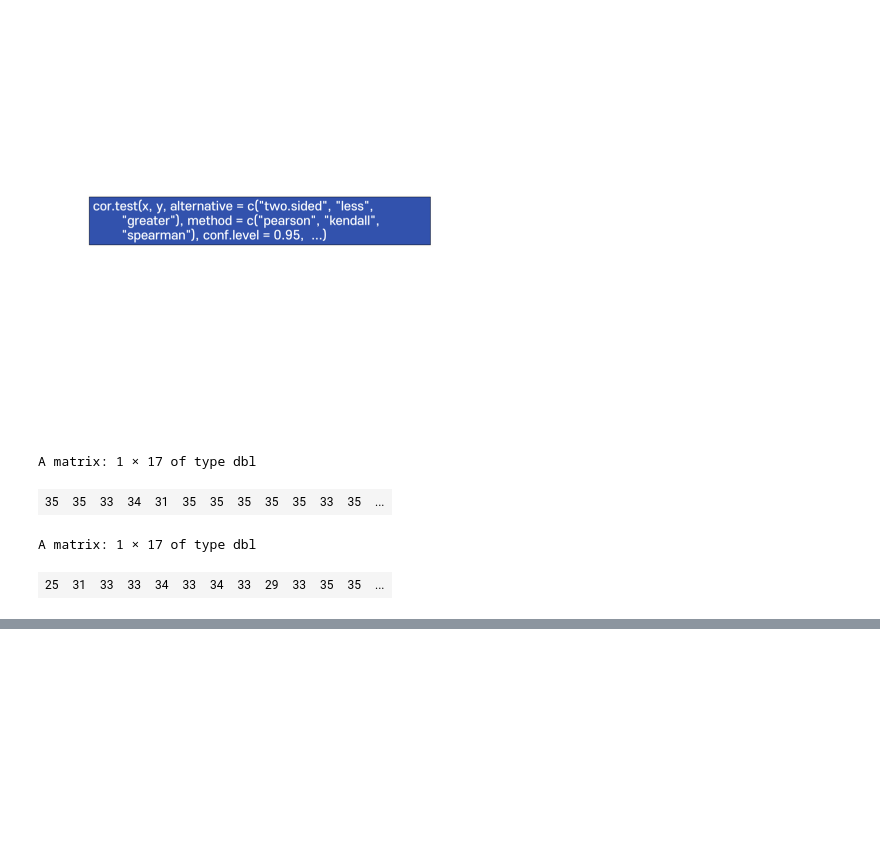
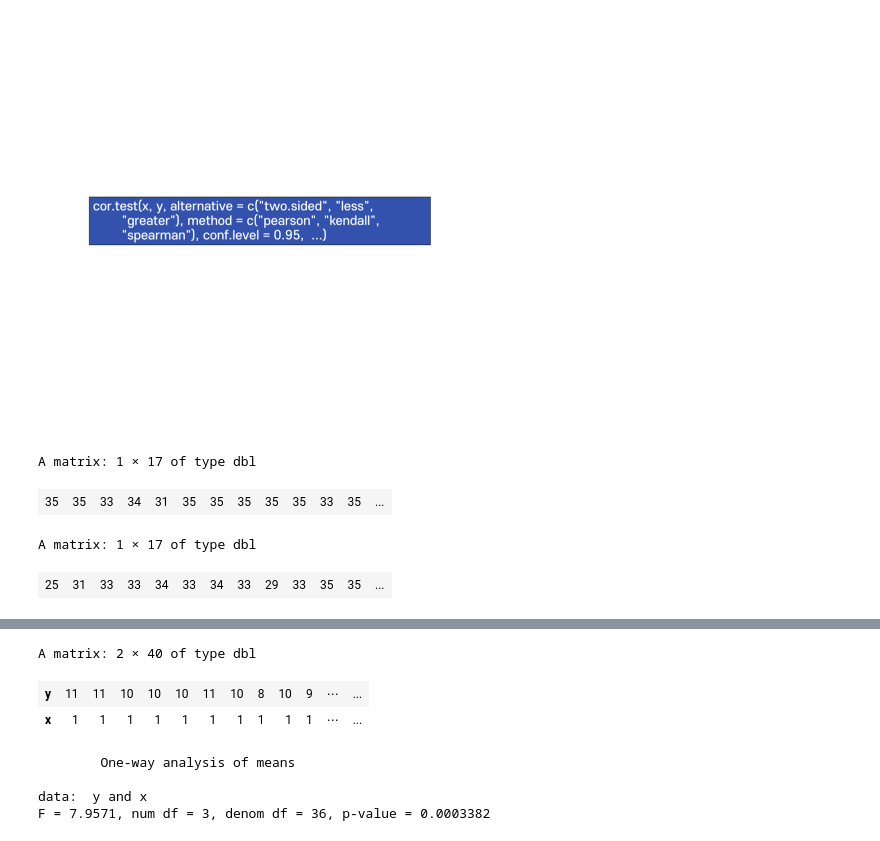
Before and after one commit to KNOU-STUDY/KNOU-R-DATA-ANALYSIS, a Jupyter notebook: ch7/first.ipynb, the cells around one changed output, grey strips where cells are left out. Saved outputs shown, nothing was run; the diff lists cells and outputs as text; code cells hidden in the pictures; blank space fills up the shorter version.

```diff
--- a/ch7/first.ipynb
+++ b/ch7/first.ipynb
@@ -122,0 +173,3 @@ A matrix: 1 × 17 of type dbl
+# %%
+age <- c(54, 69, 43, 39, 64, 52, 47, 34, 73, 37, 45)
+c.level <- c(181, 235, 193, 177, 197, 191, 213, 167, 212, 183, 190)
@@ -122,0 +237,19 @@ A matrix: 1 × 17 of type dbl
+# %%
+y <- c(11,11,10,10,10,11,10,8,10,9,
+      12,11,11,13,12,11,11,11,12,9,
+      12,13,13,11,10,13,11,12,13,11,
+      9,10,8,10,13,10,10,10,10,8)
+x <- c(rep(1,10),rep(2,10),rep(3,10),rep(4,10))
+fert <- data.frame(y,x)
+t(fert)
+# %% [output]
+A matrix: 2 × 40 of type dbl
+| y | 11 | 11 | 10 | 10 | 10 | 11 | 10 | 8 | 10 | 9 | ⋯ | ... |
+| x | 1 | 1 | 1 | 1 | 1 | 1 | 1 | 1 | 1 | 1 | ⋯ | ... |
+# %%
+oneway.test(y ~ x, var.equal=T)
+# %% [output]
+        One-way analysis of means
+
+data:  y and x
+F = 7.9571, num df = 3, denom df = 36, p-value = 0.0003382
```
Also changed, not shown: parts of 11 cells of this notebook, 2 other files.
